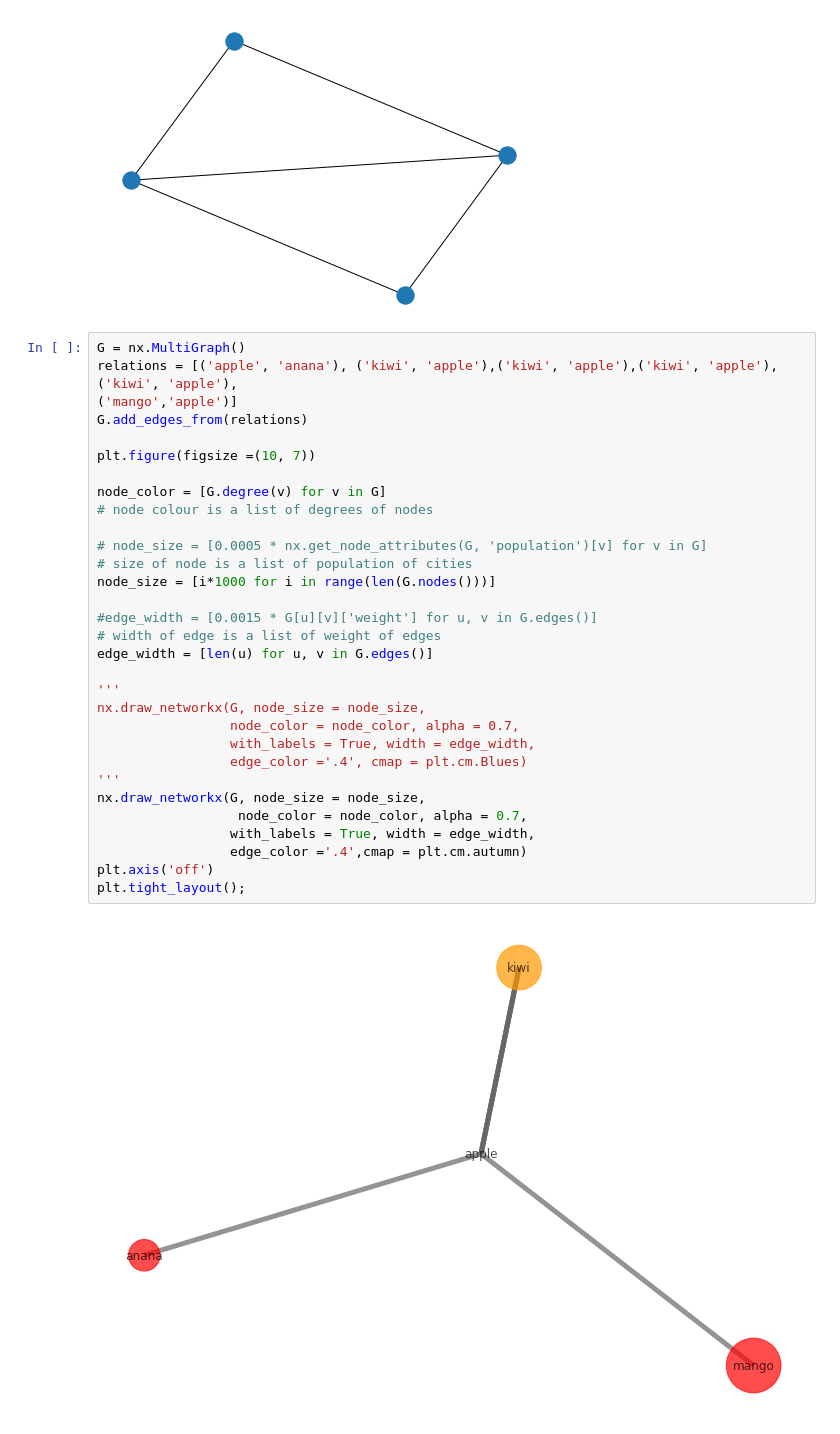
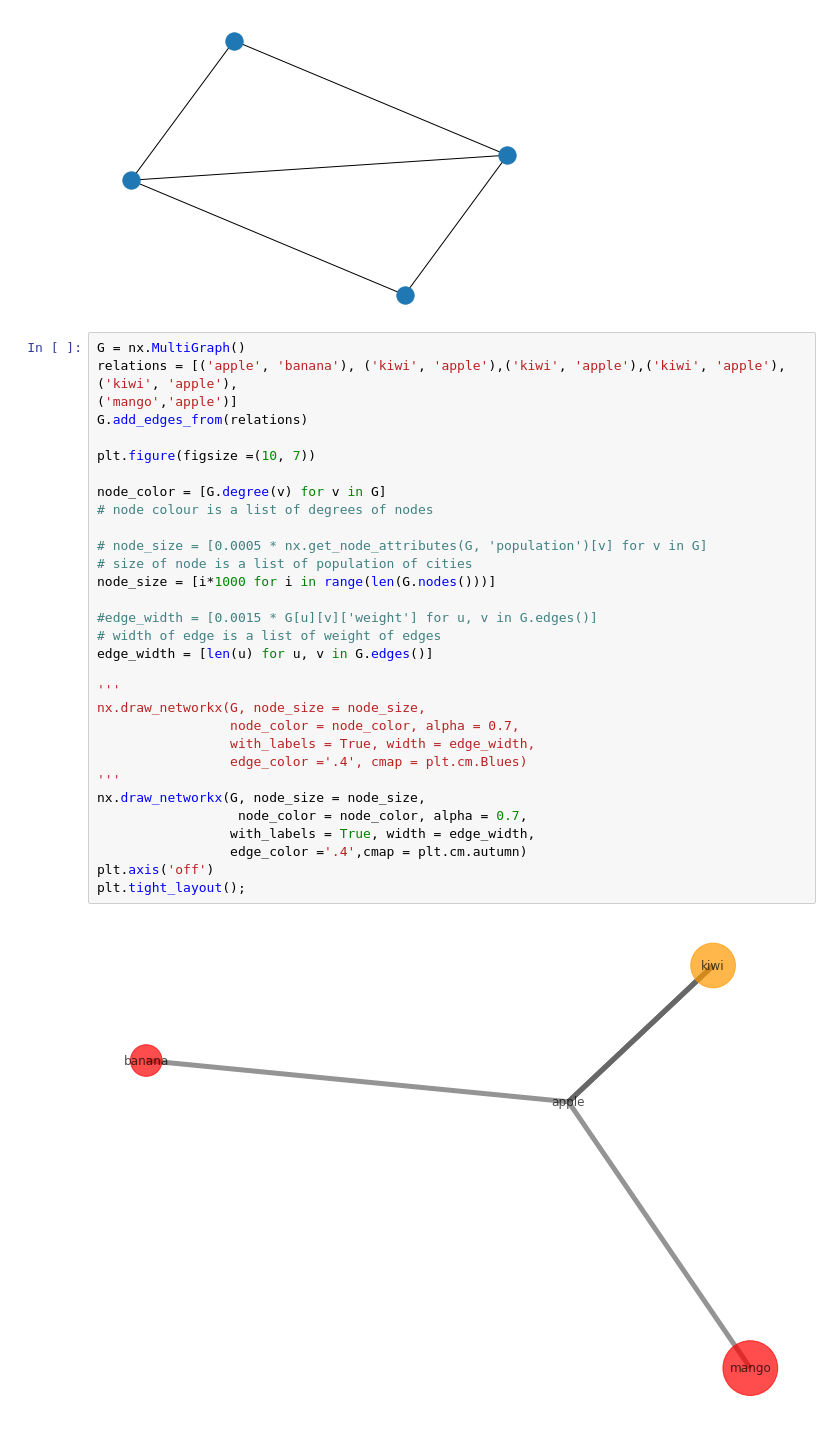
Before and after one commit to hera0109/Intern_prestudy2020, a Jupyter notebook: network_analysis/test.ipynb, the cells around one changed output. Drawn from its saved outputs; the diff is of its cells as text.

```diff
--- a/network_analysis/test.ipynb
+++ b/network_analysis/test.ipynb
@@ -23,34 +23,34 @@ nx.draw(G)
 [figure]
 # %%
 G = nx.MultiGraph()
-relations = [('apple', 'anana'), ('kiwi', 'apple'),('kiwi', 'apple'),('kiwi', 'apple'),('kiwi', 'apple'),
+relations = [('apple', 'banana'), ('kiwi', 'apple'),('kiwi', 'apple'),('kiwi', 'apple'),('kiwi', 'apple'),
 ('mango','apple')]
 G.add_edges_from(relations)
 
 plt.figure(figsize =(10, 7))
 
 node_color = [G.degree(v) for v in G]
 # node colour is a list of degrees of nodes
 
 # node_size = [0.0005 * nx.get_node_attributes(G, 'population')[v] for v in G]
 # size of node is a list of population of cities
 node_size = [i*1000 for i in range(len(G.nodes()))]
 
 #edge_width = [0.0015 * G[u][v]['weight'] for u, v in G.edges()]
 # width of edge is a list of weight of edges
 edge_width = [len(u) for u, v in G.edges()]
 
 '''
 nx.draw_networkx(G, node_size = node_size,
                  node_color = node_color, alpha = 0.7,
                  with_labels = True, width = edge_width,
                  edge_color ='.4', cmap = plt.cm.Blues)
 '''
 nx.draw_networkx(G, node_size = node_size,
                   node_color = node_color, alpha = 0.7,
                  with_labels = True, width = edge_width,
                  edge_color ='.4',cmap = plt.cm.autumn)
 plt.axis('off')
 plt.tight_layout();
 # %% [output]
-[figure, old version]
+[figure, new version]
```
Also changed, not shown: parts of 2 cells of this notebook, 3 other files.
